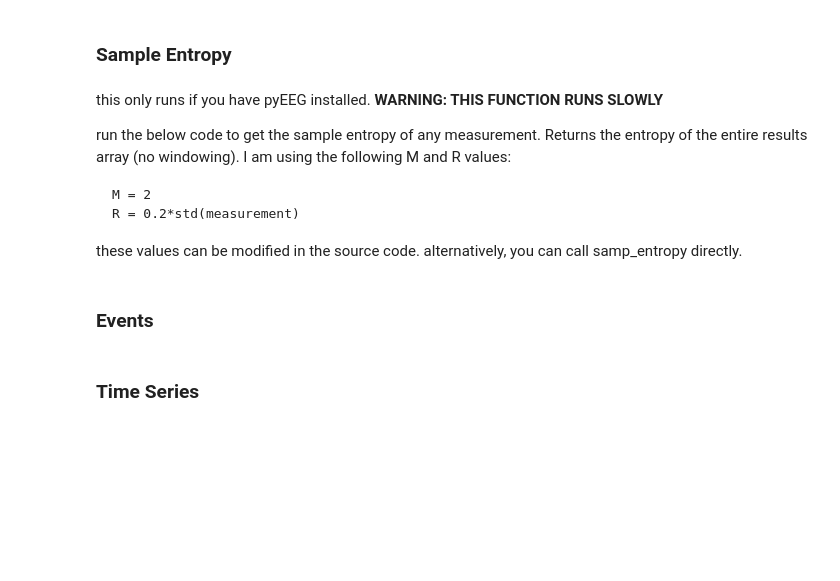
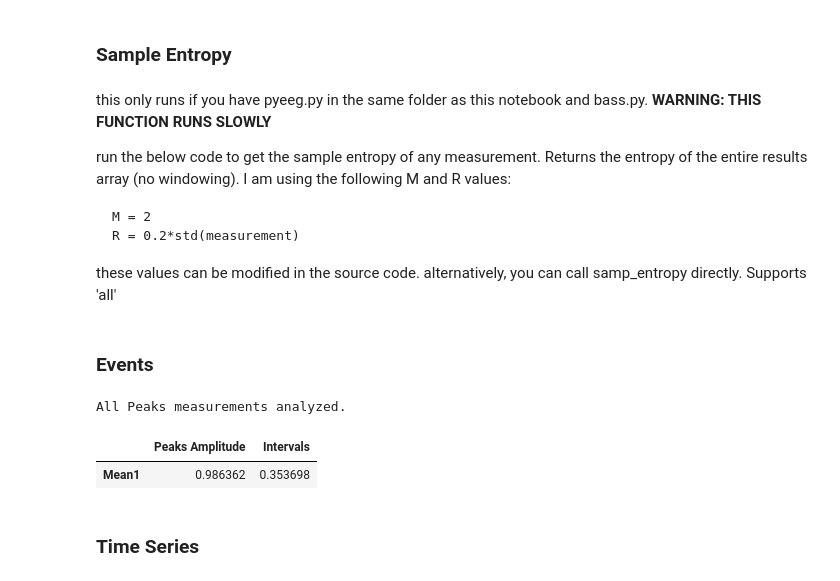
Before and after one commit to drcgw/bass, a Jupyter notebook: Single Wave- Interactive.ipynb, the cells around one changed output. Drawn from its saved outputs; the diff is of its cells as text; code cells hidden in the pictures; blank space fills up the shorter version.

Commit message:
better saving aprox and sample entropy
updated saving and windows checking for sample and approximate entropy

#33018537703720

```diff
--- a/Single Wave- Interactive.ipynb
+++ b/Single Wave- Interactive.ipynb
@@ -521,7 +521,7 @@ ap_entropy(Data[version][key][start:end].tolist(), 2, (0.2*np.std(Data[version][
 # %% [markdown]
 ### Sample Entropy
 # %% [markdown]
-this only runs if you have pyEEG installed. **WARNING: THIS FUNCTION RUNS SLOWLY**
+this only runs if you have pyeeg.py in the same folder as this notebook and bass.py. **WARNING: THIS FUNCTION RUNS SLOWLY**
 
 run the below code to get the sample entropy of any measurement. Returns the entropy of the entire results array (no windowing). I am using the following M and R values:
 
@@ -529,7 +529,18 @@ run the below code to get the sample entropy of any measurement. Returns the ent
     R = 0.2*std(measurement)
 
 these values can be modified in the source code. alternatively, you can call samp_entropy directly.
+Supports 'all'
 # %% [markdown]
 ### Events
+# %%
+#Sample Entropy
+event_type = 'Peaks'
+meas = 'all'
+Results = samp_entropy_wrapper(event_type, meas, Data, Settings, Results)
+Results['Sample Entropy']
+# %% [output]
+All Peaks measurements analyzed.
+|  | Peaks Amplitude | Intervals |
+| Mean1 | 0.986362 | 0.353698 |
 # %% [markdown]
 ### Time Series
```
Also changed, not shown: parts of 2 cells of this notebook, 1 other file.
